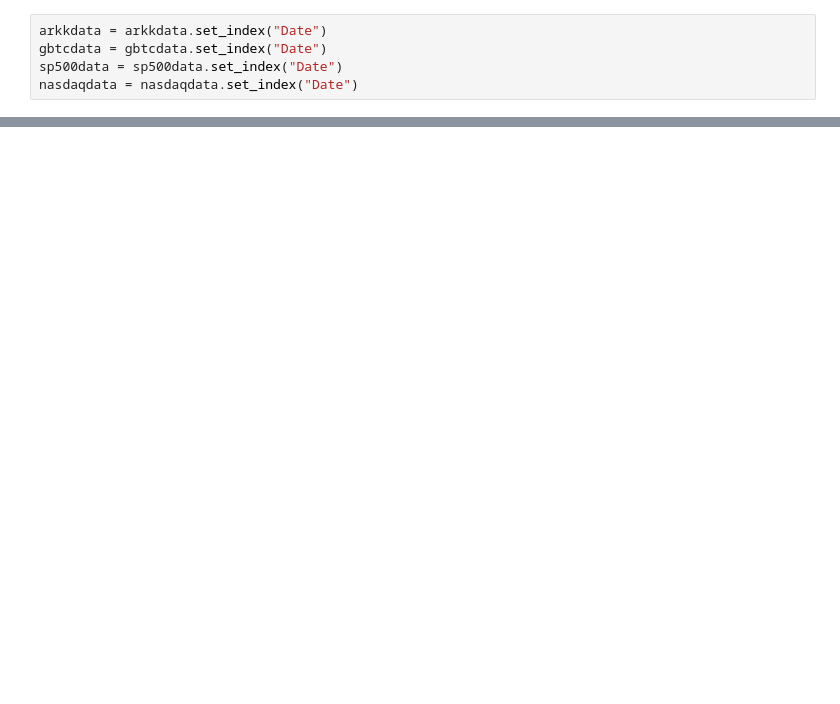
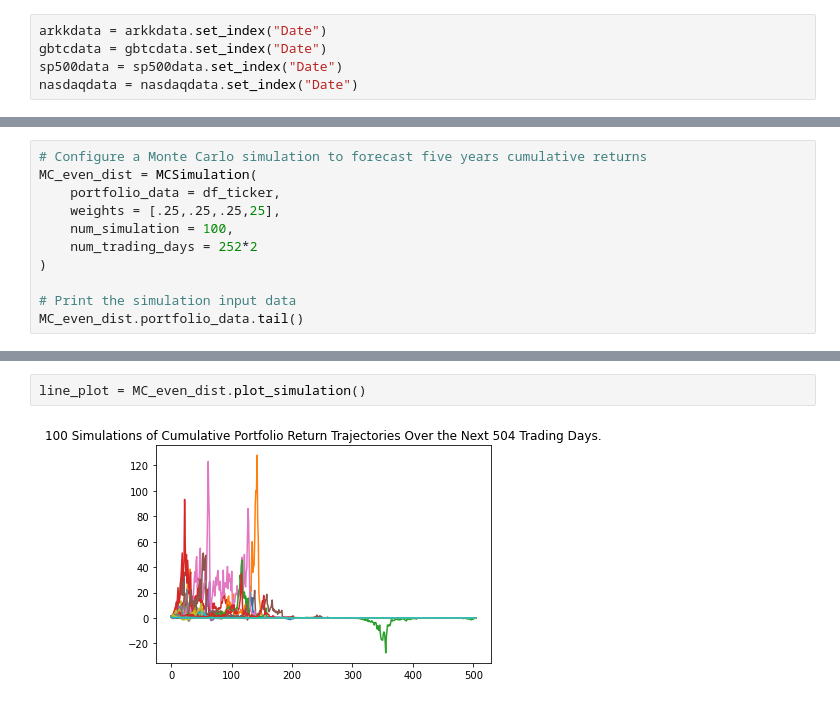
Before and after one commit to mrlegendre/Project-1-Work, a Jupyter notebook: Teron.ipynb, the cells around one changed output, grey strips where cells are left out. Saved outputs shown, nothing was run; the diff lists cells and outputs as text; blank space fills up the shorter version.

```diff
--- a/Teron.ipynb
+++ b/Teron.ipynb
@@ -50,0 +75,11 @@ df_ticker.tail()
+# %%
+# Configure a Monte Carlo simulation to forecast five years cumulative returns
+MC_even_dist = MCSimulation(
+    portfolio_data = df_ticker,
+    weights = [.25,.25,.25,25],
+    num_simulation = 100,
+    num_trading_days = 252*2
+)
+
+# Print the simulation input data
+MC_even_dist.portfolio_data.tail()
@@ -50,0 +122,4 @@ df_ticker.tail()
+# %%
+line_plot = MC_even_dist.plot_simulation()
+# %% [output]
+[figure, added]
```
Also changed, not shown: parts of 8 cells of this notebook, 1 other file.
